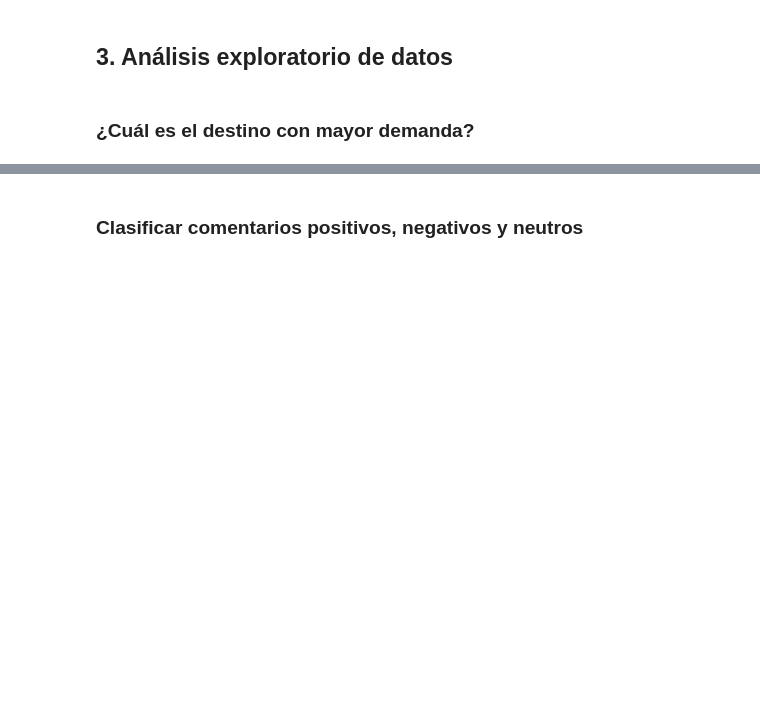
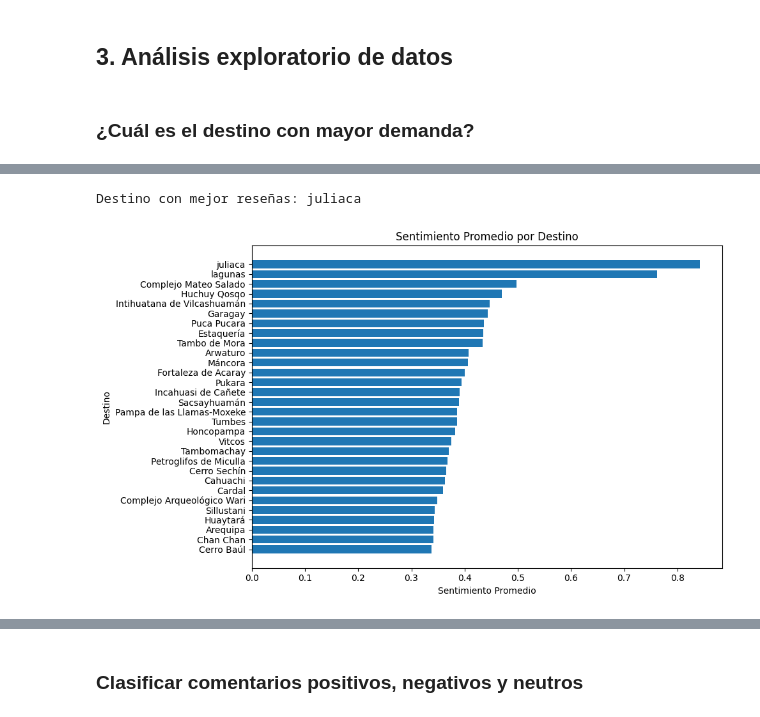
Before and after one commit to BIG-DATA-Y-ANALITICA-DE-DATOS/DEMANDA-TUR-STICA, a Jupyter notebook: notebooks/Analisis_y_modelado.ipynb, the cells around one changed output, grey strips where cells are left out. Cells and saved outputs as stored; diff of their text form; code cells hidden in the pictures; blank space fills up the shorter version.

```diff
--- a/notebooks/Analisis_y_modelado.ipynb
+++ b/notebooks/Analisis_y_modelado.ipynb
@@ -1374,0 +1531,10 @@ print("Archivo guardado correctamente.")
+# %%
+from pyspark.sql import functions as F
+
+df_sentimiento = (
+    df_unificado_sm.groupBy("destino")
+    .agg(
+        F.avg("nivel_aceptacion").alias("sentimiento_promedio")
+    )
+    .orderBy(F.desc("sentimiento_promedio"))
+)
@@ -1374,0 +1561,19 @@ print("Archivo guardado correctamente.")
+# %%
+destino_mejor_reseña = df_sentimiento.first()["destino"]
+print("Destino con mejor reseñas:", destino_mejor_reseña)
+# %% [output]
+Destino con mejor reseñas: juliaca
+# %%
+df_sent_pd = df_sentimiento.toPandas()
+# %%
+import matplotlib.pyplot as plt
+
+plt.figure(figsize=(10, 6))
+plt.barh((df_sent_pd["destino"].head(30)).iloc[::-1], (df_sent_pd["sentimiento_promedio"].head(30)).iloc[::-1])
+plt.xlabel("Sentimiento Promedio")
+plt.ylabel("Destino")
+plt.title("Sentimiento Promedio por Destino")
+plt.tight_layout()
+plt.show()
+# %% [output]
+[figure, added]
```
Also changed, not shown: parts of 87 cells of this notebook.
